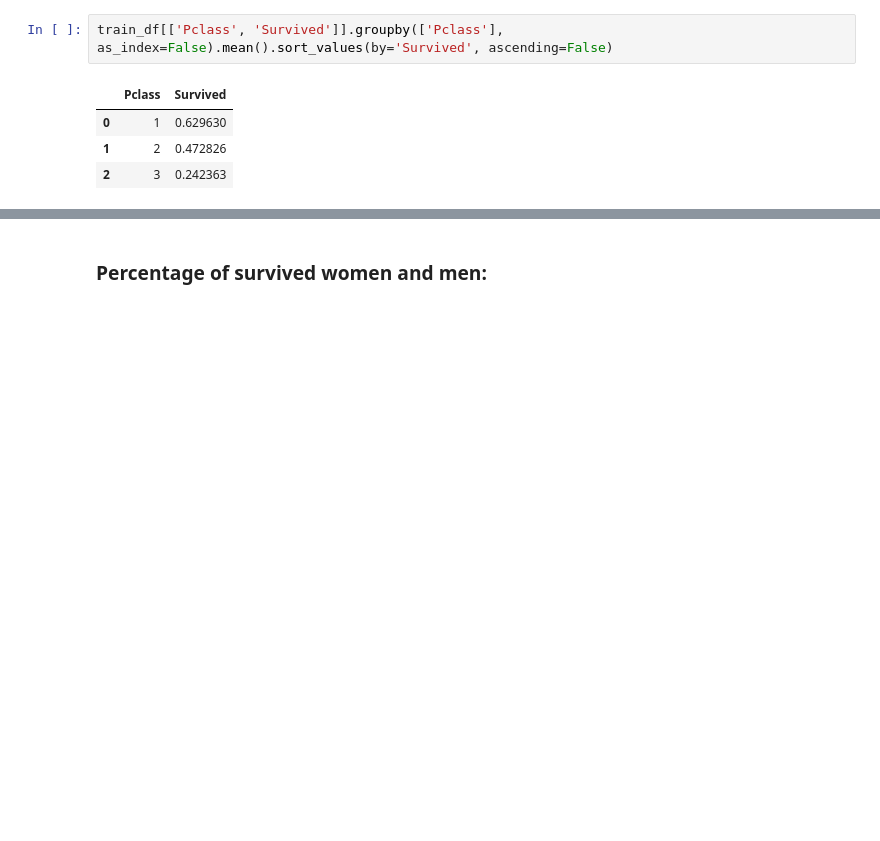
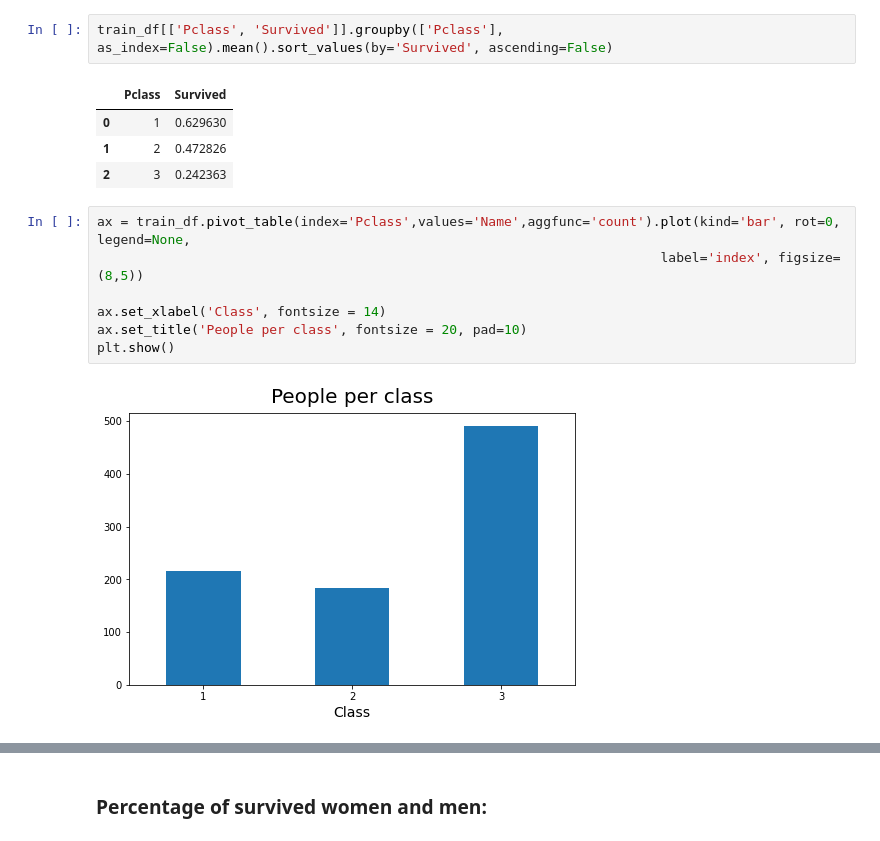
Before and after one commit to jordanfalcao/kaggle, a Jupyter notebook: titanic-disaster-survivors.ipynb, the cells around one changed output, grey strips where cells are left out. Saved outputs shown, nothing was run; the diff lists cells and outputs as text; blank space fills up the shorter version.

```diff
--- a/titanic-disaster-survivors.ipynb
+++ b/titanic-disaster-survivors.ipynb
@@ -140,3 +140,12 @@ train_df[['Pclass', 'Survived']].groupby(['Pclass'], as_index=False).mean().sort
 | 0 | 1 | 0.629630 |
 | 1 | 2 | 0.472826 |
 | 2 | 3 | 0.242363 |
+# %%
+ax = train_df.pivot_table(index='Pclass',values='Name',aggfunc='count').plot(kind='bar', rot=0, legend=None,
+                                                                        label='index', figsize=(8,5))
+
+ax.set_xlabel('Class', fontsize = 14)
+ax.set_title('People per class', fontsize = 20, pad=10)
+plt.show()
+# %% [output]
+[figure, added]
```
Also changed, not shown: parts of 3 cells of this notebook.
